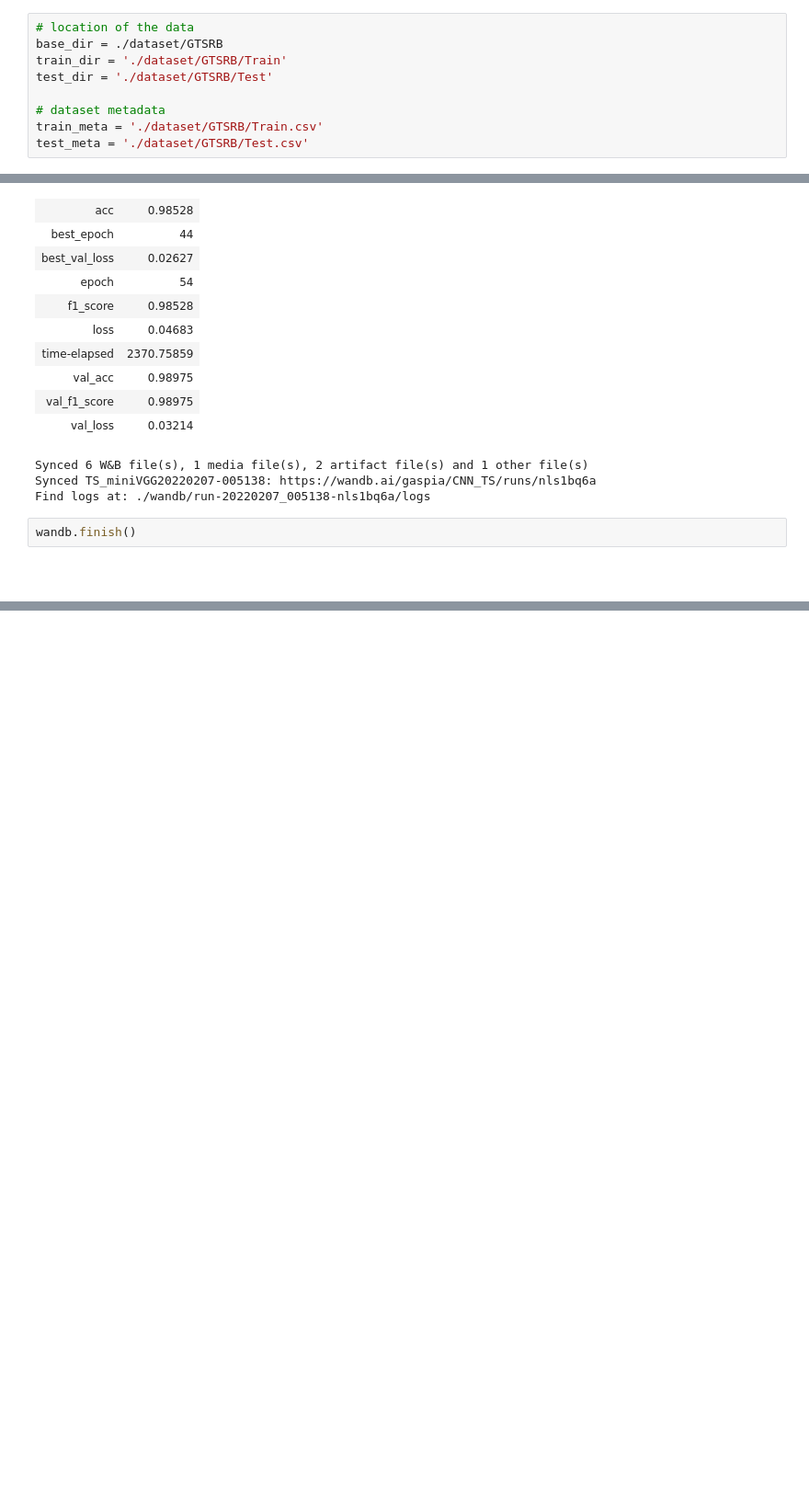
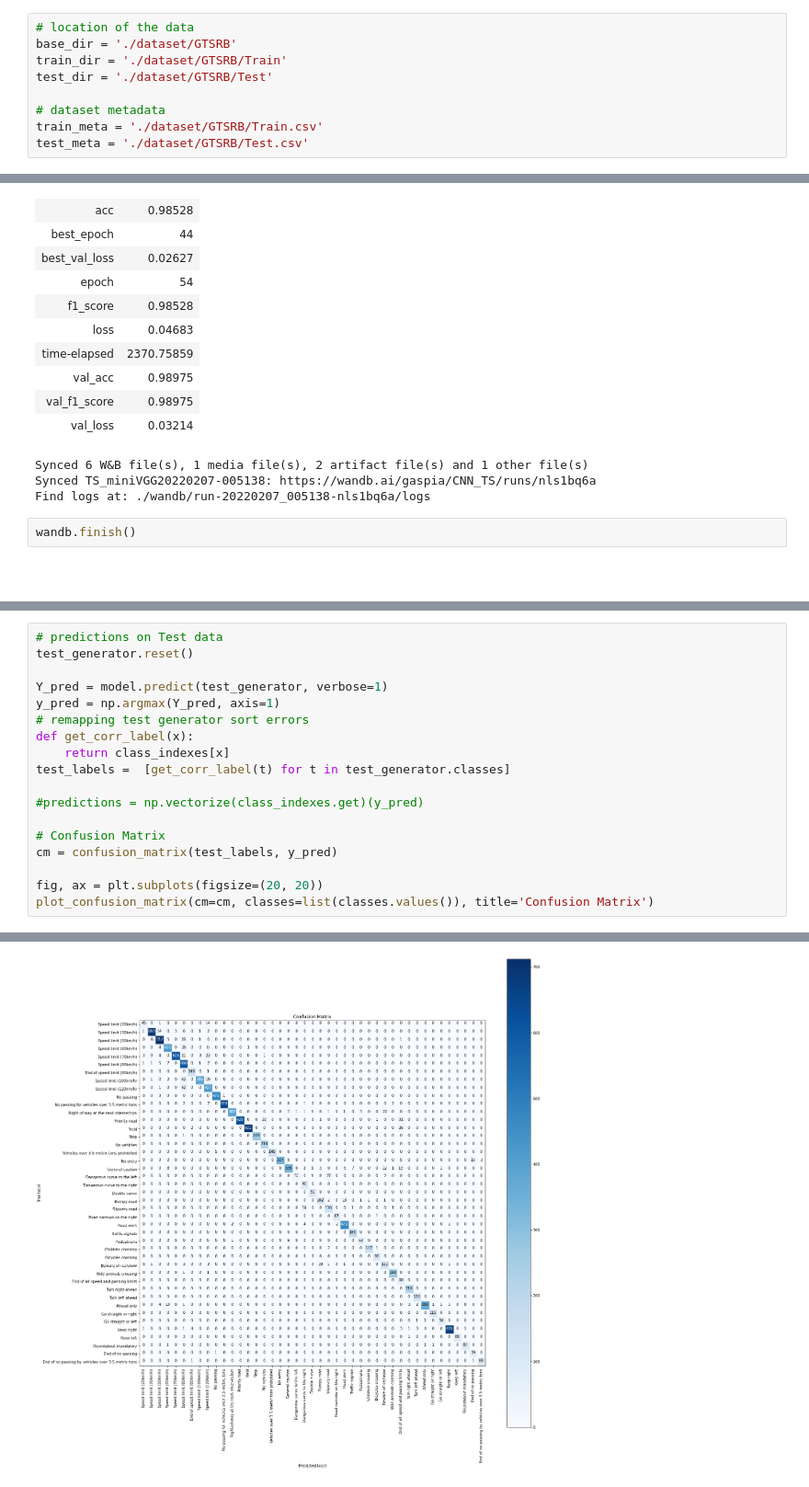
Before and after one commit to gaspia/DLNN-TrafficSign, a Jupyter notebook: TS_CNN_00_DA_XAI_BD_2.ipynb, the cells around one changed output, grey strips where cells are left out. Shown at 92% size. Drawn from its saved outputs; the diff is of its cells as text; blank space fills up the shorter version.

```diff
--- a/TS_CNN_00_DA_XAI_BD_2.ipynb
+++ b/TS_CNN_00_DA_XAI_BD_2.ipynb
@@ -69,7 +68,7 @@ def get_num_classes(path):
     return num_cats
 # %%
 # location of the data
-base_dir = ./dataset/GTSRB
+base_dir = './dataset/GTSRB'
 train_dir = './dataset/GTSRB/Train'
 test_dir = './dataset/GTSRB/Test'
 
@@ -1050,0 +999,19 @@ wandb.finish()
+# %%
+# predictions on Test data
+test_generator.reset()
+
+Y_pred = model.predict(test_generator, verbose=1)
+y_pred = np.argmax(Y_pred, axis=1)
+# remapping test generator sort errors
+def get_corr_label(x):
+    return class_indexes[x]
+test_labels =  [get_corr_label(t) for t in test_generator.classes]
+
+#predictions = np.vectorize(class_indexes.get)(y_pred)
+
+# Confusion Matrix
+cm = confusion_matrix(test_labels, y_pred)
+
+fig, ax = plt.subplots(figsize=(20, 20))
+plot_confusion_matrix(cm=cm, classes=list(classes.values()), title='Confusion Matrix')
+# %% [output]
@@ -1050,0 +1028 @@ wandb.finish()
+[figure, added]
```
Also changed, not shown: parts of 15 cells of this notebook.
